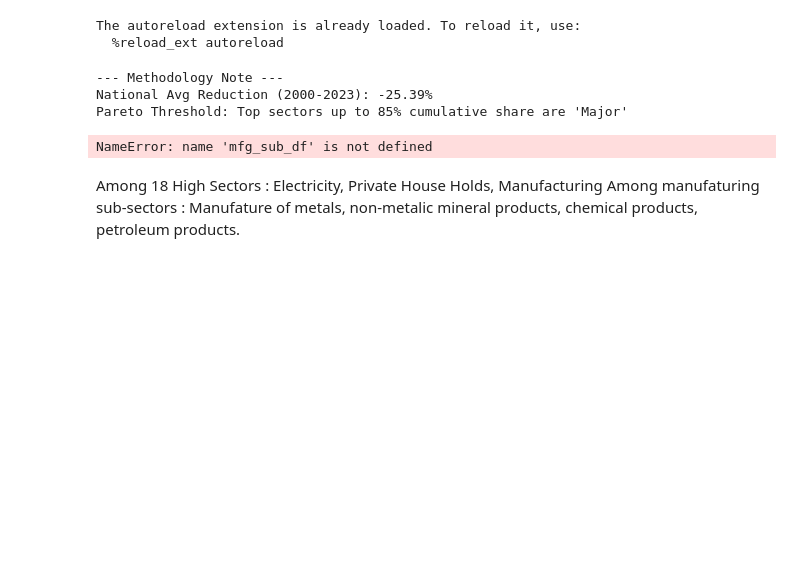
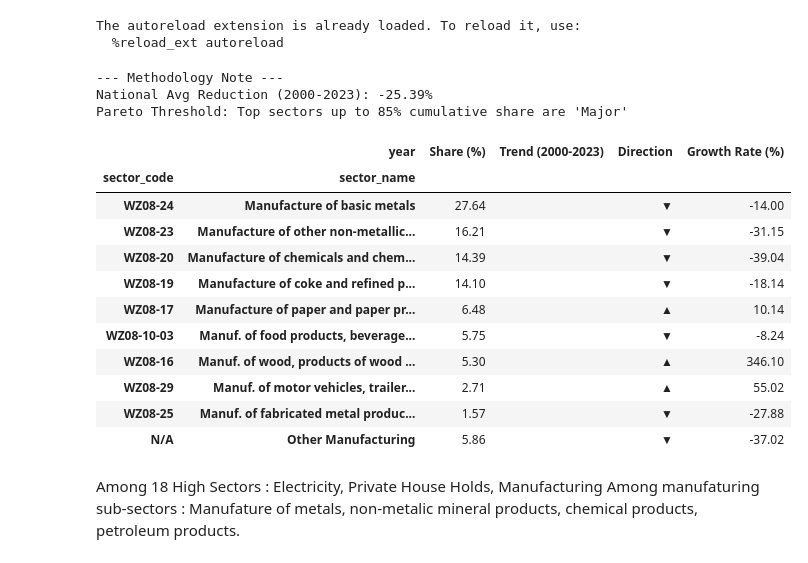
Before and after one commit to GinnyinGermany/CARBON, a Jupyter notebook: bin:/Computational_Narrative.ipynb, the cells around one changed output. Cells and saved outputs as stored; diff of their text form; code cells hidden in the pictures; blank space fills up the shorter version.

```diff
--- a/bin:/Computational_Narrative.ipynb
+++ b/bin:/Computational_Narrative.ipynb
@@ -311,10 +358,21 @@ plot_tiered_ranking(tier_metrics, target_year=2023)
 National Avg Reduction (2000-2023): -25.39%
 Pareto Threshold: Top sectors up to 85% cumulative share are 'Major'
 # %%
-mfg_html_table = generate_enhanced_mfg_table(mfg_sub_df, start_year=2000, end_year=2023, top_n=9)
+mfg_html_table = generate_enhanced_mfg_table(mfg_sub_em, start_year=2000, end_year=2023, top_n=9)
 display(HTML(mfg_html_table))
 # %% [output]
-NameError: name 'mfg_sub_df' is not defined
+|  | year | Share (%) | Trend (2000-2023) | Direction | Growth Rate (%) |
+| sector_code | sector_name |  |  |  |  |
+| WZ08-24 | Manufacture of basic metals | 27.64 |  | ▼ | -14.00 |
+| WZ08-23 | Manufacture of other non-metallic... | 16.21 |  | ▼ | -31.15 |
+| WZ08-20 | Manufacture of chemicals and chem... | 14.39 |  | ▼ | -39.04 |
+| WZ08-19 | Manufacture of coke and refined p... | 14.10 |  | ▼ | -18.14 |
+| WZ08-17 | Manufacture of paper and paper pr... | 6.48 |  | ▲ | 10.14 |
+| WZ08-10-03 | Manuf. of food products, beverage... | 5.75 |  | ▼ | -8.24 |
+| WZ08-16 | Manuf. of wood, products of wood ... | 5.30 |  | ▲ | 346.10 |
+| WZ08-29 | Manuf. of motor vehicles, trailer... | 2.71 |  | ▲ | 55.02 |
+| WZ08-25 | Manuf. of fabricated metal produc... | 1.57 |  | ▼ | -27.88 |
+| N/A | Other Manufacturing | 5.86 |  | ▼ | -37.02 |
 # %% [markdown]
 Among 18 High Sectors : Electricity, Private House Holds, Manufacturing
 Among manufaturing sub-sectors : Manufature of metals, non-metalic mineral products, chemical products, petroleum products.
```
Also changed, not shown: parts of 8 cells of this notebook, 2 other files.
